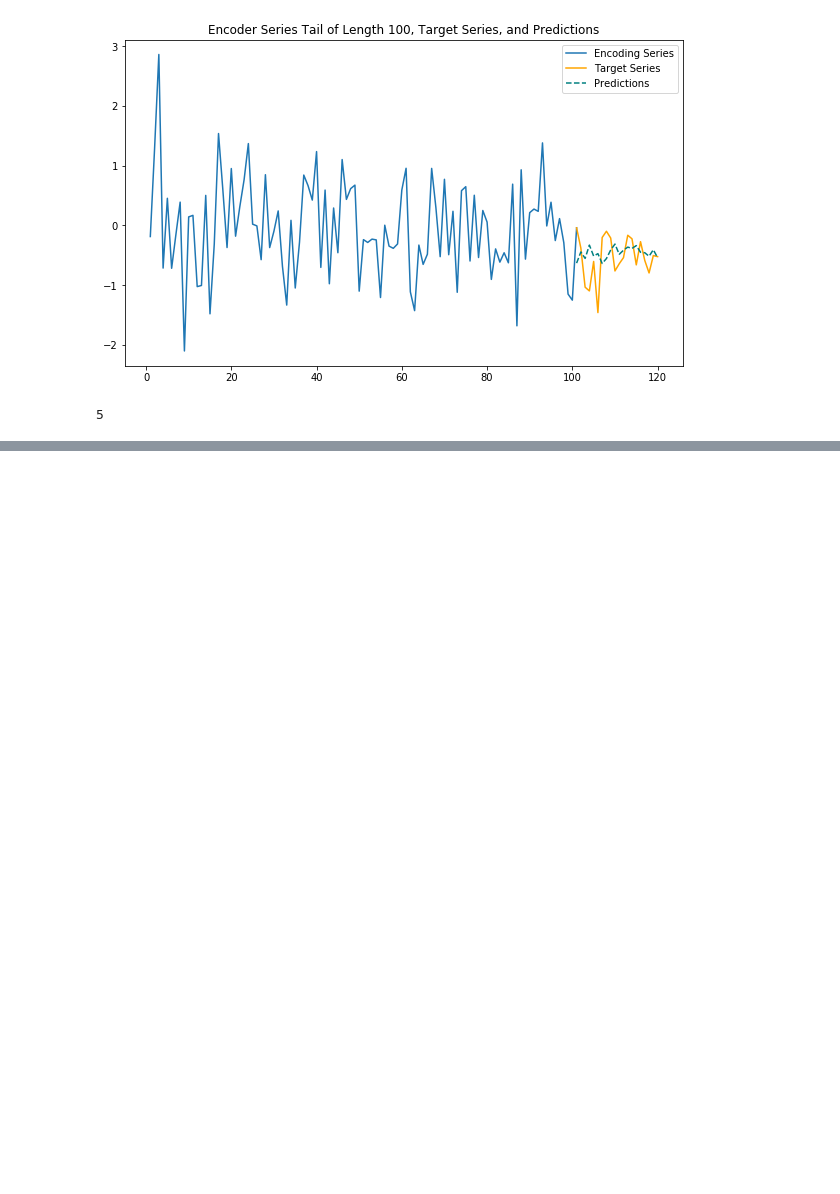
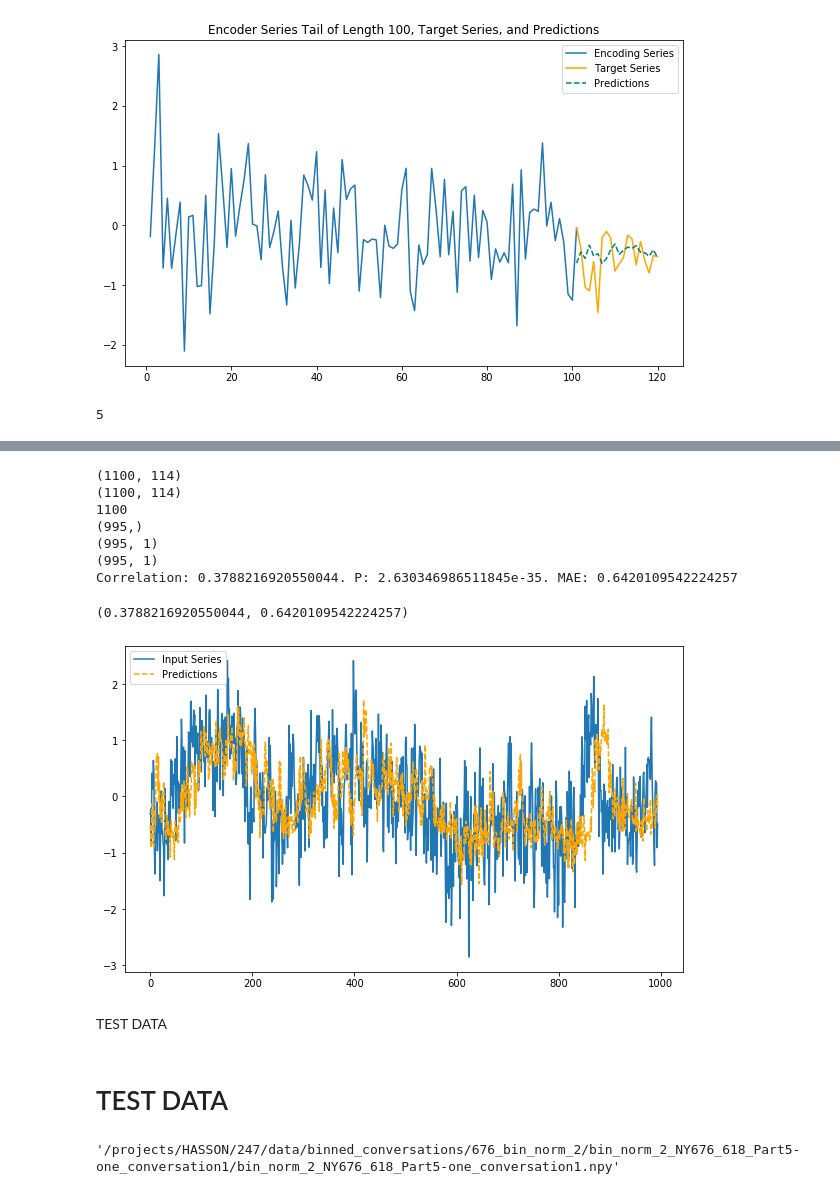
Before and after one commit to theodormarcu/brain2brain, a Jupyter notebook: experiments/notebooks/many_to_one/wavenet_m2o.ipynb, the cells around one changed output, grey strips where cells are left out. Cells and saved outputs as stored; diff of their text form; code cells hidden in the pictures; blank space fills up the shorter version.

```diff
--- a/experiments/notebooks/many_to_one/wavenet_m2o.ipynb
+++ b/experiments/notebooks/many_to_one/wavenet_m2o.ipynb
@@ -530,0 +628,21 @@ Correlation: 0.46129168676141186. P: 9.724977238582886e-101. MAE: 0.652126124394
+# %%
+get_corr_mae_conv_step(data[:1100,:],
+                  lookback,
+                  pred_length, 5,electrode_count=len(electrodes),
+                  electrodes=electrodes,
+                  target_electrode=target_electrode,
+                  model=model)
+# %% [output]
+(1100, 114)
+(1100, 114)
+1100
+(995,)
+(995, 1)
+(995, 1)
+Correlation: 0.3788216920550044. P: 2.630346986511845e-35. MAE: 0.6420109542224257
+(0.3788216920550044, 0.6420109542224257)
+[figure, added]
+# %% [markdown]
+TEST DATA
+# %% [markdown]
+# TEST DATA
@@ -530,0 +651,4 @@ Correlation: 0.46129168676141186. P: 9.724977238582886e-101. MAE: 0.652126124394
+# %%
+test_paths[0]
+# %% [output]
+'/projects/HASSON/247/data/binned_conversations/676_bin_norm_2/bin_norm_2_NY676_618_Part5-one_conversation1/bin_norm_2_NY676_618_Part5-one_conversation1.npy'
```
Also changed, not shown: parts of 26 cells of this notebook, 17 other files.
